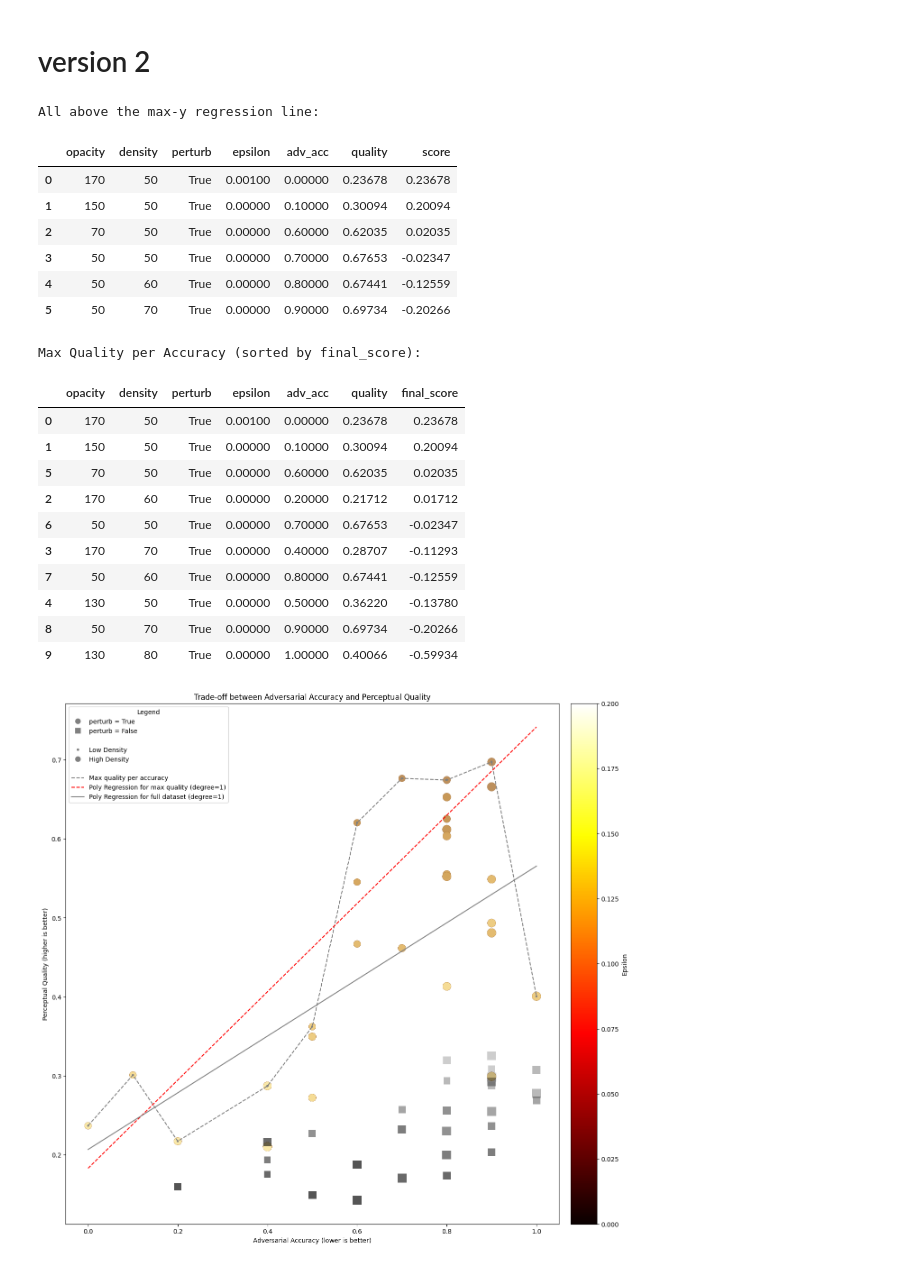
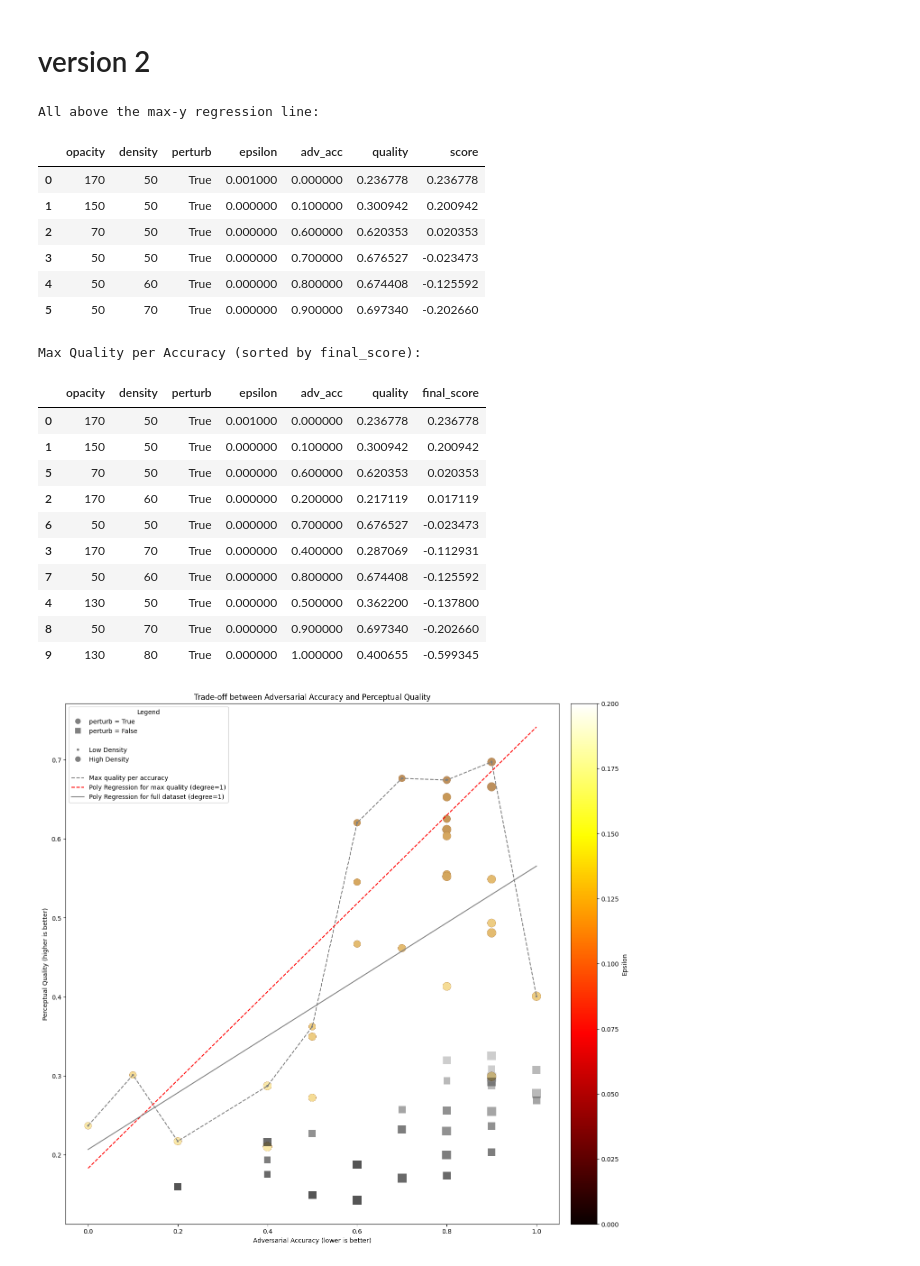
Before and after one commit to ETH-DISCO/advx-bench, a Jupyter notebook: analysis/1-eval_cls_perturb.ipynb, the cells around one changed output. Saved outputs shown, nothing was run; the diff lists cells and outputs as text; code cells hidden in the pictures.

```diff
--- a/analysis/1-eval_cls_perturb.ipynb
+++ b/analysis/1-eval_cls_perturb.ipynb
@@ -200,9 +200,6 @@ Max Quality per Accuracy (sorted by final_score):
 # %% [markdown]
 # version 2
 # %%
-from scipy.optimize import minimize_scalar
-from scipy.optimize import fsolve
-from scipy import optimize
 import numpy as np
 from pathlib import Path
 import pandas as pd
@@ -218,16 +215,21 @@ import pandas as pd
 from IPython.display import display, HTML
 import matplotlib.pyplot as plt
 from matplotlib.ticker import AutoMinorLocator
+import decimal
 
+
+pd.set_option('display.float_format', '{:.6f}'.format)
+np.set_printoptions(precision=6)
 
 datapath = Path.cwd().parent / "data" / "eval" / "3-eval_cls_perturb.csv"
 data = pd.read_csv(datapath)
 
+
+
+
 """
 preprocessing
 """
-
-pd.options.display.float_format = '{:,.5f}'.format
 
 data = data.replace([np.inf, -np.inf], np.nan).dropna()
 keys = ['opacity', 'density', 'perturb', 'epsilon', 'img_id']
@@ -348,47 +350,47 @@ y_smooth = polyreg.predict(x_smooth)
 plt.plot(x_smooth, y_smooth, color='gray')
 
 """
 legend
 """
 
 # legend for markers
 legend_elements = [
     plt.Line2D([0], [0], marker='o', color='w', label='perturb = True', markerfacecolor='gray', markersize=10),
     plt.Line2D([0], [0], marker='s', color='w', label='perturb = False', markerfacecolor='gray', markersize=10),
     plt.Line2D([0], [0], marker='None', color='w', label=''),
     plt.Line2D([0], [0], marker='o', color='w', label='Low Density', markerfacecolor='gray', markersize=5),
     plt.Line2D([0], [0], marker='o', color='w', label='High Density', markerfacecolor='gray', markersize=10),
     plt.Line2D([0], [0], marker='None', color='w', label=''),
     plt.Line2D([0], [0], color='gray', linestyle='--', label=f'Max quality per accuracy'),
     plt.Line2D([0], [0], color='red', linestyle='--', label=f'Poly Regression for max quality (degree={maxy_degree})'),
     plt.Line2D([0], [0], color='gray', label=f'Poly Regression for full dataset (degree={total_degree})'),
 ]
 
 plt.legend(handles=legend_elements, title='Legend', loc='upper left')
 
 plt.xlabel('Adversarial Accuracy (lower is better)')
 plt.ylabel('Perceptual Quality (higher is better)')
 plt.title('Trade-off between Adversarial Accuracy and Perceptual Quality')
 plt.show()
 # %% [output]
 All above the max-y regression line:
 |  | opacity | density | perturb | epsilon | adv_acc | quality | score |
-| 0 | 170 | 50 | True | 0.00100 | 0.00000 | 0.23678 | 0.23678 |
-| 1 | 150 | 50 | True | 0.00000 | 0.10000 | 0.30094 | 0.20094 |
-| 2 | 70 | 50 | True | 0.00000 | 0.60000 | 0.62035 | 0.02035 |
-| 3 | 50 | 50 | True | 0.00000 | 0.70000 | 0.67653 | -0.02347 |
-| 4 | 50 | 60 | True | 0.00000 | 0.80000 | 0.67441 | -0.12559 |
-| 5 | 50 | 70 | True | 0.00000 | 0.90000 | 0.69734 | -0.20266 |
+| 0 | 170 | 50 | True | 0.001000 | 0.000000 | 0.236778 | 0.236778 |
+| 1 | 150 | 50 | True | 0.000000 | 0.100000 | 0.300942 | 0.200942 |
+| 2 | 70 | 50 | True | 0.000000 | 0.600000 | 0.620353 | 0.020353 |
+| 3 | 50 | 50 | True | 0.000000 | 0.700000 | 0.676527 | -0.023473 |
+| 4 | 50 | 60 | True | 0.000000 | 0.800000 | 0.674408 | -0.125592 |
+| 5 | 50 | 70 | True | 0.000000 | 0.900000 | 0.697340 | -0.202660 |
 Max Quality per Accuracy (sorted by final_score):
 |  | opacity | density | perturb | epsilon | adv_acc | quality | final_score |
-| 0 | 170 | 50 | True | 0.00100 | 0.00000 | 0.23678 | 0.23678 |
-| 1 | 150 | 50 | True | 0.00000 | 0.10000 | 0.30094 | 0.20094 |
-| 5 | 70 | 50 | True | 0.00000 | 0.60000 | 0.62035 | 0.02035 |
-| 2 | 170 | 60 | True | 0.00000 | 0.20000 | 0.21712 | 0.01712 |
-| 6 | 50 | 50 | True | 0.00000 | 0.70000 | 0.67653 | -0.02347 |
-| 3 | 170 | 70 | True | 0.00000 | 0.40000 | 0.28707 | -0.11293 |
-| 7 | 50 | 60 | True | 0.00000 | 0.80000 | 0.67441 | -0.12559 |
-| 4 | 130 | 50 | True | 0.00000 | 0.50000 | 0.36220 | -0.13780 |
-| 8 | 50 | 70 | True | 0.00000 | 0.90000 | 0.69734 | -0.20266 |
-| 9 | 130 | 80 | True | 0.00000 | 1.00000 | 0.40066 | -0.59934 |
+| 0 | 170 | 50 | True | 0.001000 | 0.000000 | 0.236778 | 0.236778 |
+| 1 | 150 | 50 | True | 0.000000 | 0.100000 | 0.300942 | 0.200942 |
+| 5 | 70 | 50 | True | 0.000000 | 0.600000 | 0.620353 | 0.020353 |
+| 2 | 170 | 60 | True | 0.000000 | 0.200000 | 0.217119 | 0.017119 |
+| 6 | 50 | 50 | True | 0.000000 | 0.700000 | 0.676527 | -0.023473 |
+| 3 | 170 | 70 | True | 0.000000 | 0.400000 | 0.287069 | -0.112931 |
+| 7 | 50 | 60 | True | 0.000000 | 0.800000 | 0.674408 | -0.125592 |
+| 4 | 130 | 50 | True | 0.000000 | 0.500000 | 0.362200 | -0.137800 |
+| 8 | 50 | 70 | True | 0.000000 | 0.900000 | 0.697340 | -0.202660 |
+| 9 | 130 | 80 | True | 0.000000 | 1.000000 | 0.400655 | -0.599345 |
 [figure]
```
Also changed, not shown: parts of 1 cell of this notebook.
